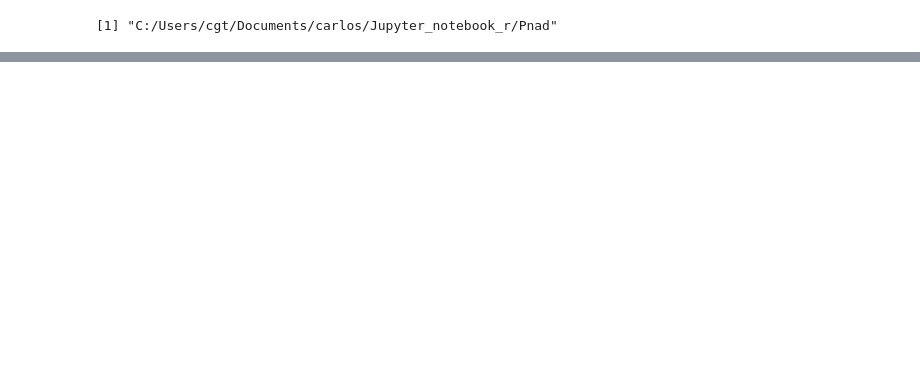
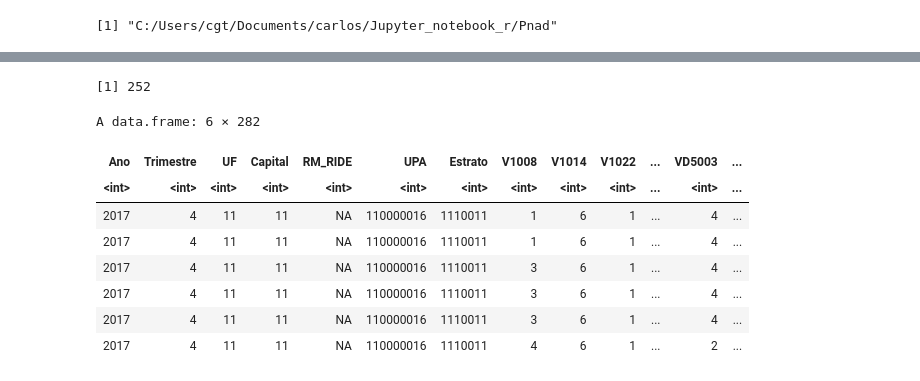
Before and after one commit to DevGra/notebook_R, a Jupyter notebook: Pnad_resolve_dicionario-transform.ipynb, the cells around one changed output, grey strips where cells are left out. Cells and saved outputs as stored; diff of their text form; code cells hidden in the pictures; blank space fills up the shorter version.

```diff
--- a/Pnad_resolve_dicionario-transform.ipynb
+++ b/Pnad_resolve_dicionario-transform.ipynb
@@ -17,0 +127,18 @@ ERROR: Error:
+# %%
+length(varsf)
+# %% [output]
+[1] 252
+# %%
+data_pnadc <- dados
+# %%
+head(data_pnadc)
+# %% [output]
+A data.frame: 6 × 282
+| Ano | Trimestre | UF | Capital | RM_RIDE | UPA | Estrato | V1008 | V1014 | V1022 | ... | VD5003 | ... |
+| <int> | <int> | <int> | <int> | <int> | <int> | <int> | <int> | <int> | <int> | ... | <int> | ... |
+| 2017 | 4 | 11 | 11 | NA | 110000016 | 1110011 | 1 | 6 | 1 | ... | 4 | ... |
+| 2017 | 4 | 11 | 11 | NA | 110000016 | 1110011 | 1 | 6 | 1 | ... | 4 | ... |
+| 2017 | 4 | 11 | 11 | NA | 110000016 | 1110011 | 3 | 6 | 1 | ... | 4 | ... |
+| 2017 | 4 | 11 | 11 | NA | 110000016 | 1110011 | 3 | 6 | 1 | ... | 4 | ... |
+| 2017 | 4 | 11 | 11 | NA | 110000016 | 1110011 | 3 | 6 | 1 | ... | 4 | ... |
+| 2017 | 4 | 11 | 11 | NA | 110000016 | 1110011 | 4 | 6 | 1 | ... | 2 | ... |
```
Also changed, not shown: parts of 22 cells of this notebook, 4 other files.
